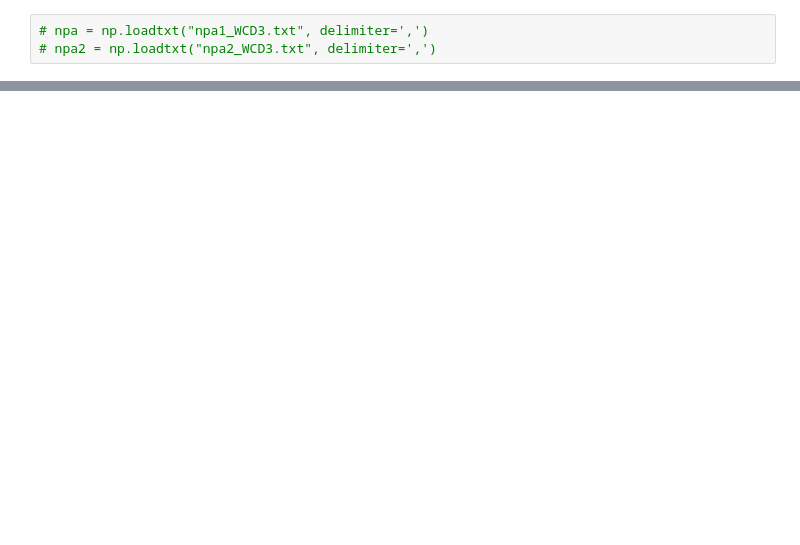
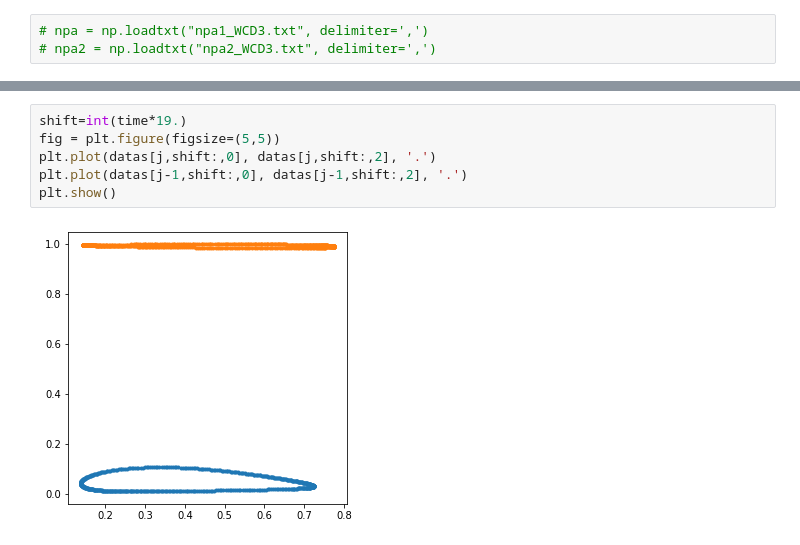
Before and after one commit to Asagodi/ATDS, a Jupyter notebook: WC/wcnetcon_N.ipynb, the cells around one changed output, grey strips where cells are left out. Cells and saved outputs as stored; diff of their text form; blank space fills up the shorter version.

```diff
--- a/WC/wcnetcon_N.ipynb
+++ b/WC/wcnetcon_N.ipynb
@@ -193 +228,9 @@ plt.show()
+# %%
+shift=int(time*19.)
+fig = plt.figure(figsize=(5,5))
+plt.plot(datas[j,shift:,0], datas[j,shift:,2], '.')
+plt.plot(datas[j-1,shift:,0], datas[j-1,shift:,2], '.')
+plt.show()
+# %% [output]
+[figure, added]
 # %%
```
Also changed, not shown: parts of 25 cells of this notebook.
